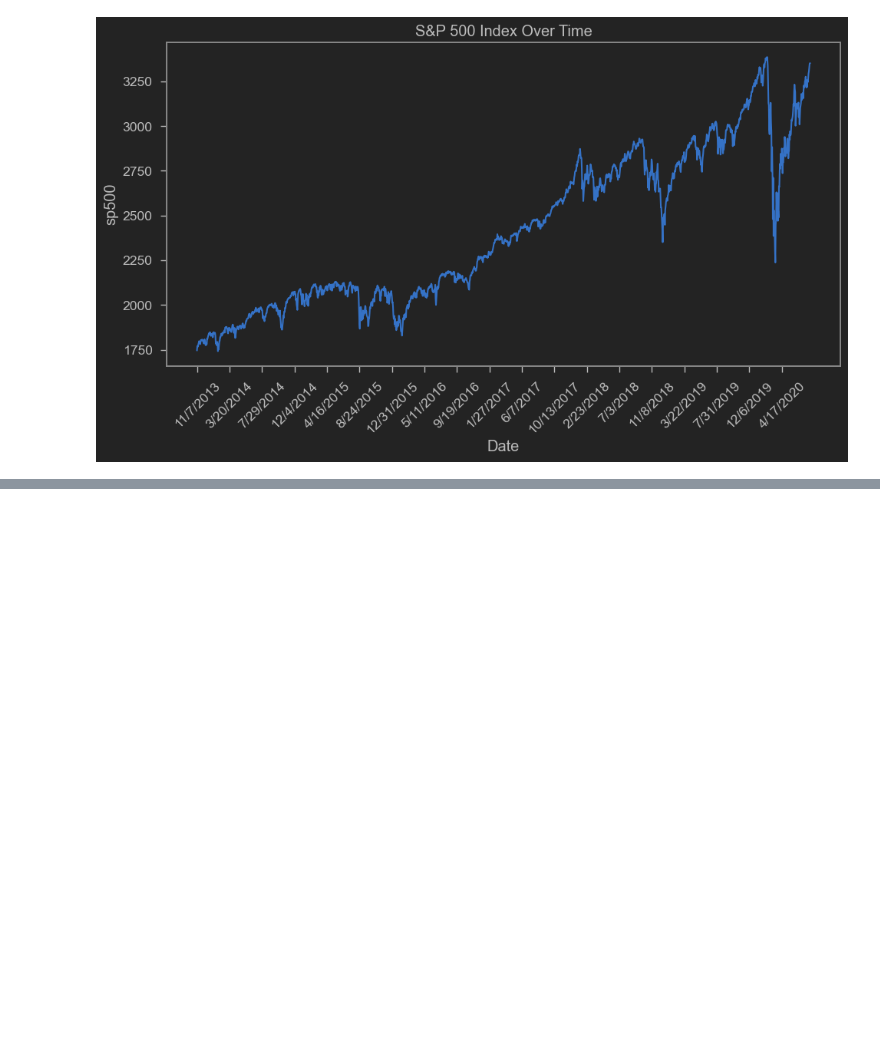
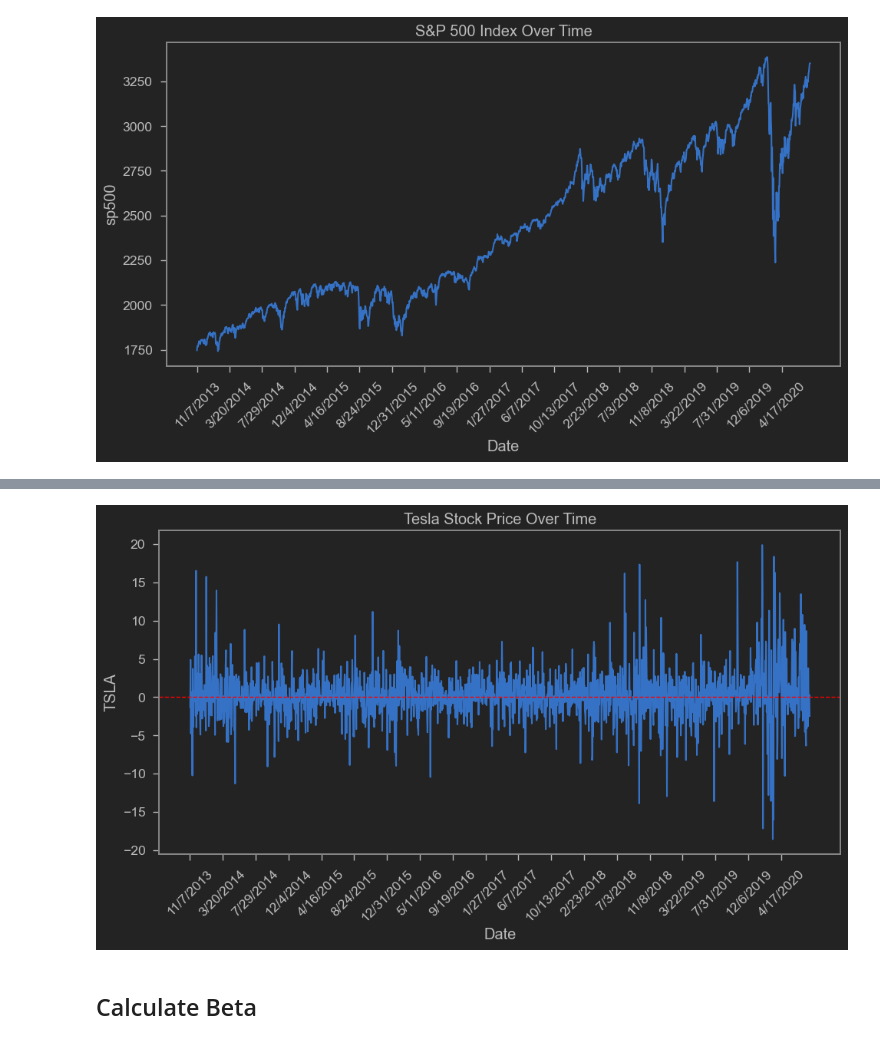
Before and after one commit to pete-rodrigue/capm-model, a Jupyter notebook: capm.ipynb, the cells around one changed output, grey strips where cells are left out. Drawn from its saved outputs; the diff is of its cells as text; code cells hidden in the pictures; blank space fills up the shorter version.

```diff
--- a/capm.ipynb
+++ b/capm.ipynb
@@ -76,7 +78,7 @@ print(
 # %% [output]
 If you had invested $1000 in Netflix on the first day of the dataset (11/7/2013), your investment would be worth: $10,595.09 on the last day of the dataset (8/7/2020).
 # %%
-def make_plt(df, x_col, y_col, title):
+def make_plt(df, x_col, y_col, title, add_zero_line=False):
     plt.figure(figsize=(10, 6))
     sns.lineplot(data=df, x=x_col, y=y_col)
     plt.title(title)
@@ -85,6 +87,8 @@ def make_plt(df, x_col, y_col, title):
     plt.xticks(rotation=45)
     plt.xticks(range(0, len(df), 90))  # Show every 90th date for better readability
     plt.tight_layout()
+    if add_zero_line:
+        plt.axhline(0, color="red", linestyle="--", linewidth=1)
     plt.show()
 # %%
 make_plt(df, "Date", "NFLX", "Netflix Stock Price Over Time")
@@ -101,3 +105,12 @@ def make_interactive_plt(df, x_col, title):
     fig.show()
 # %%
 make_interactive_plt(df, "Date", "Stock Prices Over Time")
+# %%
+def daily_returns(df):
+    df_returns = copy(df)
+    for col in df.columns[1 : len(df.columns)]:
+        df_returns[col] = df[col].pct_change() * 100
+    return df_returns
+# %%
+dr = daily_returns(df)
+dr.head()
@@ -103,0 +124,6 @@ make_interactive_plt(df, "Date", "Stock Prices Over Time")
+# %%
+make_plt(dr, "Date", "TSLA", "Tesla Stock Price Over Time", add_zero_line=True)
+# %% [output]
+[figure, added]
+# %% [markdown]
+## Calculate Beta
```
Also changed, not shown: parts of 8 cells of this notebook.
